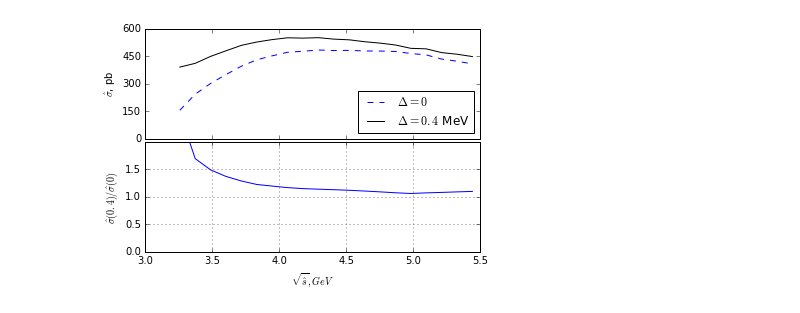
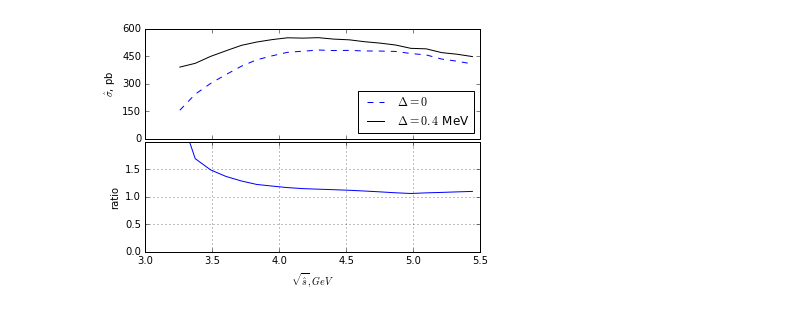
Before and after one commit to alexey-luchinsky/directpsi, a Jupyter notebook: figures/figures.ipynb, the cells around one changed output. Cells and saved outputs as stored; diff of their text form; code cells hidden in the pictures.

```diff
--- a/figures/figures.ipynb
+++ b/figures/figures.ipynb
@@ -26,26 +27,30 @@ plt.savefig(fig_path+'hq2.pdf')
 [figure]
 # %%
-hEn_001=np.loadtxt("../build/partonic/hEn_001.hst")
-hEn_04=np.loadtxt("../build/partonic/hEn_04.hst")
-#
-f,(ax1,ax2) = plt.subplots(2,sharex=True, sharey=False)
-ax1.plot(hEn_001[:,0],hEn_001[:,1],'--',label=r'$\Delta=0$')
-ax1.plot(hEn_04[:,0],hEn_04[:,1],'k-',label=r'$\Delta=0.4$ MeV')
-ax1.legend(loc='best')
-ax1.set_yticks(list(np.linspace(0,600,5)))
-ax1.set_ylabel(r'$\hat\sigma$, pb')
-#
-ax2.plot(hEn_001[:,0],hEn_04[:,1]/hEn_001[:,1])
-ax2.set_ylim([0,2])
-ax2.set_yticks([0,0.5,1,1.5])
-ax2.set_xlabel(r'$\sqrt{\hat{s}}, GeV$')
-ax2.set_ylabel(r'$\hat\sigma(0.4)/\hat\sigma(0)$')
-ax2.grid()
-#
-f.subplots_adjust(hspace=0.03)
-plt.savefig(fig_path+'partonic_en.pdf')
+def plot_with_rarios(dat1,dat2, label1=r'$\Delta=0$', label2=r'$\Delta=0.4$ MeV'):
+    f,(ax1,ax2) = plt.subplots(2,sharex=True, sharey=False)
+    ax1.plot(dat1[:,0],dat1[:,1],'--',label=label1)
+    ax1.plot(dat2[:,0],dat2[:,1],'k-',label=label2)
+    ax1.legend(loc='best')
+    #ax1.set_yticks(list(np.linspace(0,600,5)))
+    #
+    ax2.plot(dat1[:,0],dat2[:,1]/dat1[:,1])
+    ax2.set_ylim([0,2])
+    ax2.set_yticks([0,0.5,1,1.5])
+    ax2.set_ylabel('ratio')
+    ax2.grid()
+    #
+    f.subplots_adjust(hspace=0.03)
+    return f,(ax1,ax2)
-# %% [output]
-[figure, removed]
+# %%
+hEn_001=np.loadtxt("../build/partonic/hEn_001.hst")
+hEn_04=np.loadtxt("../build/partonic/hEn_04.hst")
+f, (ax1, ax2)=plot_with_rarios(hEn_001,hEn_04)
+ax1.set_yticks(list(np.linspace(0,600,5)))
+ax1.set_ylabel(r'$\hat\sigma$, pb')
+ax2.set_xlabel(r'$\sqrt{\hat{s}}, GeV$')
+plt.savefig(fig_path+'partonic_en.pdf')
+# %% [output]
+[figure, added]
 # %%
 def parse_fileName(fileName):
     name=fileName.split("/")[-1]
```
Also changed, not shown: parts of 11 cells of this notebook, 2 other files.
